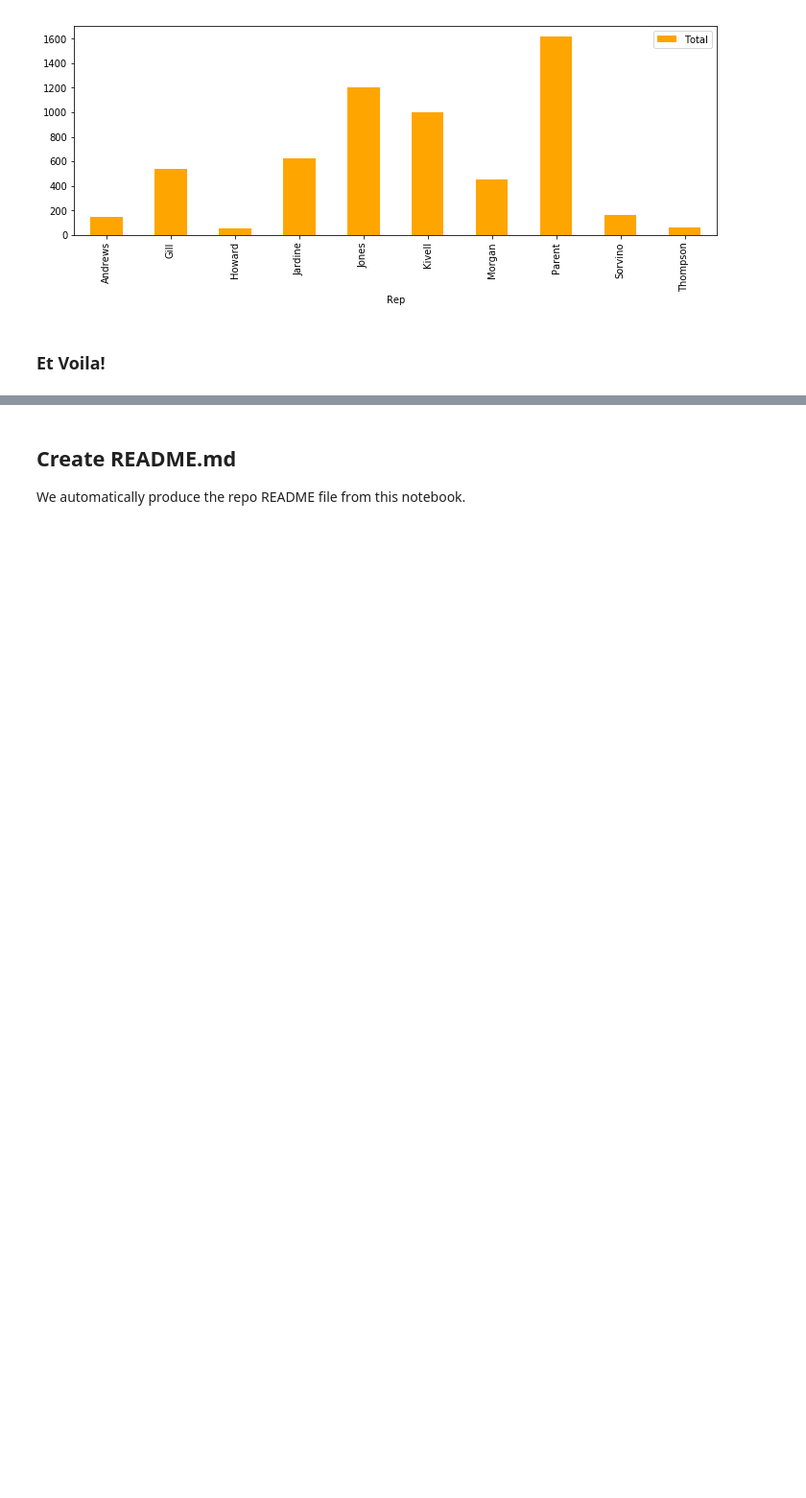
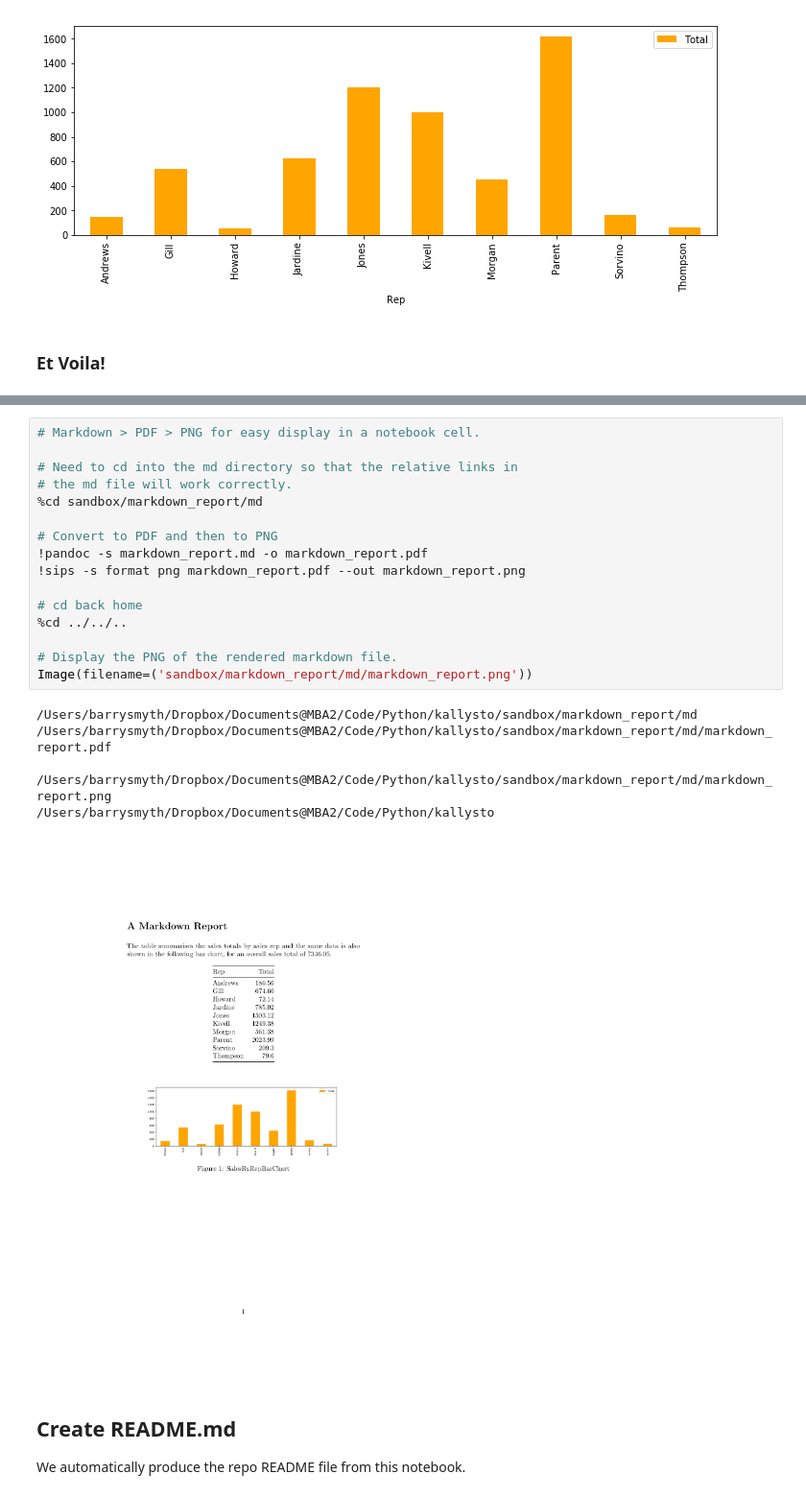
Before and after one commit to barrysmyth/kallysto, a Jupyter notebook: README.ipynb, the cells around one changed output, grey strips where cells are left out. Shown: that part at 96% size. Drawn from its saved outputs; the diff is of its cells as text; blank space fills up the shorter version.

```diff
--- a/README.ipynb
+++ b/README.ipynb
@@ -421,3 +731,25 @@ Latexmk: Undoing directory change
+# %%
+# Markdown > PDF > PNG for easy display in a notebook cell.
+
+# Need to cd into the md directory so that the relative links in
+# the md file will work correctly.
+%cd sandbox/markdown_report/md
+
+# Convert to PDF and then to PNG
+!pandoc -s markdown_report.md -o markdown_report.pdf
+!sips -s format png markdown_report.pdf --out markdown_report.png
+
+# cd back home
+%cd ../../..
+
+# Display the PNG of the rendered markdown file.
+Image(filename=('sandbox/markdown_report/md/markdown_report.png'))
+# %% [output]
+/Users/barrysmyth/Dropbox/Documents@MBA2/Code/Python/kallysto/sandbox/markdown_report/md
+/Users/barrysmyth/Dropbox/Documents@MBA2/Code/Python/kallysto/sandbox/markdown_report/md/markdown_report.pdf
+  /Users/barrysmyth/Dropbox/Documents@MBA2/Code/Python/kallysto/sandbox/markdown_report/md/markdown_report.png
+/Users/barrysmyth/Dropbox/Documents@MBA2/Code/Python/kallysto
+[figure, added]
 # %% [markdown]
 ## Create README.md
 We automatically produce the repo README file from this notebook.
```
Also changed, not shown: parts of 95 cells of this notebook, 1 other file.
